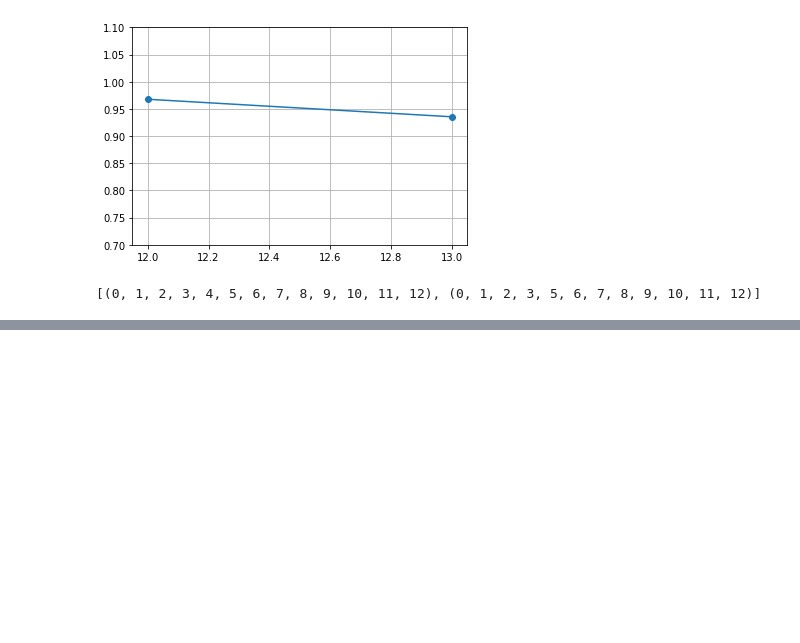
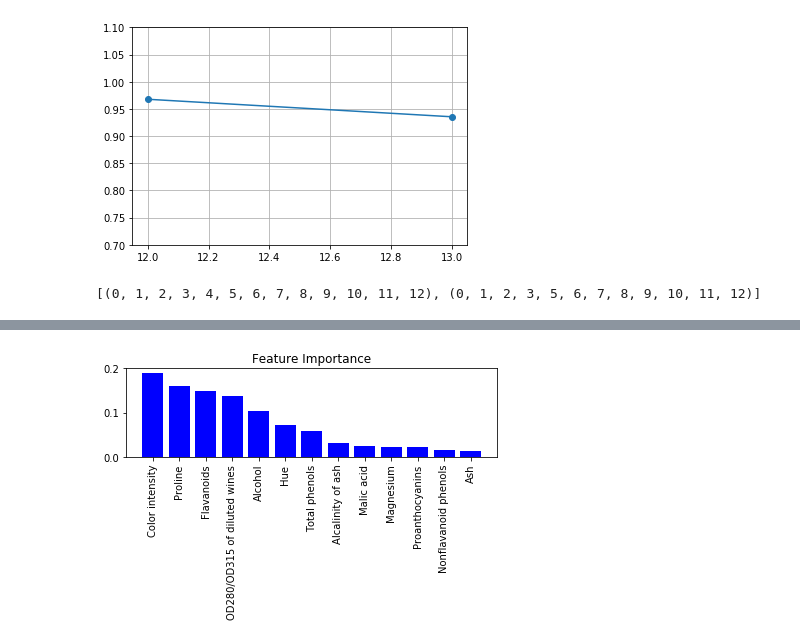
Before and after one commit to nikhil0410/pythonDataScience, a Jupyter notebook: Chapter 4, Building new training set, Data Processing.ipynb, the cells around one changed output, grey strips where cells are left out. Cells and saved outputs as stored; diff of their text form; code cells hidden in the pictures; blank space fills up the shorter version.

```diff
--- a/Chapter 4, Building new training set, Data Processing.ipynb
+++ b/Chapter 4, Building new training set, Data Processing.ipynb
@@ -353,0 +356,9 @@ print(sbs.subsets_)
+# %%
+from sklearn.ensemble import RandomForestClassifier
+feat_label = df_wine.columns[1:]
+forest = RandomForestClassifier(n_estimators = 1000, random_state = 0, n_jobs=-1)
+forest.fit(X_train,y_train) #in the random forest we dont need to standardize the data
+importances = forest.feature_importances_
+indeces = np.argsort(importances)[::-1]
+for f in range(X_train.shape[1]):
+    print(feat_label[indeces[f]], importances[indeces[f]])
@@ -353,0 +379,9 @@ print(sbs.subsets_)
+# %%
+plt.title('Feature Importance')
+plt.bar(range(X_train.shape[1]),importances[indeces],color='blue',align='center')
+plt.xticks(range(X_train.shape[1]), feat_label[indeces], rotation=90)
+plt.xlim([-1, X_train.shape[1]])
+plt.tight_layout()
+plt.show()
+# %% [output]
+[figure, added]
```
Also changed, not shown: parts of 5 cells of this notebook, 1 other file.
